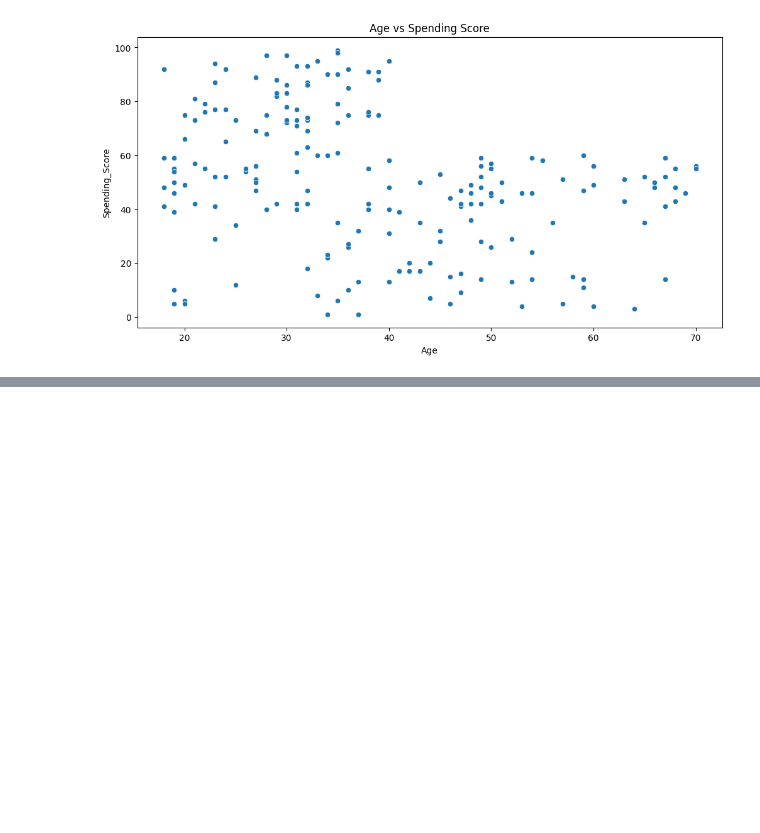
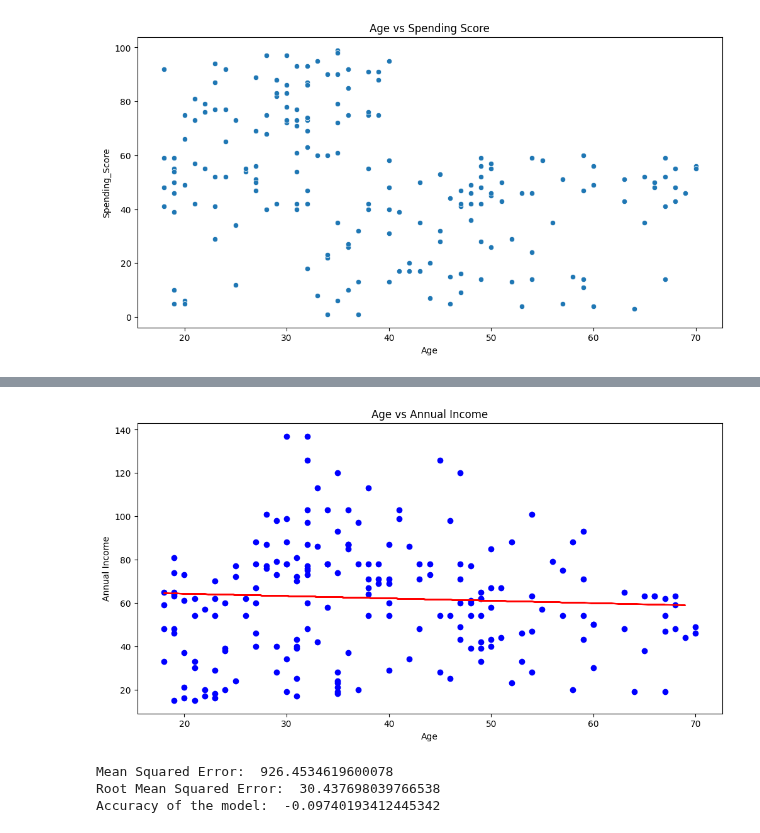
Before and after one commit to sabbir2609/edge_course, a Jupyter notebook: projects/mall_data.ipynb, the cells around one changed output, grey strips where cells are left out. Cells and saved outputs as stored; diff of their text form; code cells hidden in the pictures; blank space fills up the shorter version.

```diff
--- a/projects/mall_data.ipynb
+++ b/projects/mall_data.ipynb
@@ -64,0 +79,39 @@ plt.show()
+# %%
+# Splitting the data into independent and dependent variables
+X = df["Age"].values.reshape(-1, 1) # independent variable
+y = df["Annual_Income_(k$)"].values.reshape(-1, 1) # dependent variable
+
+# Splitting the data into training and testing data
+X_train, X_test, y_train, y_test = train_test_split(X, y, test_size=0.2, random_state=2)
+
+# Creating the Linear Regression model
+model = LinearRegression()
+model.fit(X_train, y_train)
+
+# Making predictions
+y_pred = model.predict(X_test)
+
+
+# Plotting the regression line
+plt.figure(figsize=(12, 6))
+plt.scatter(X, y, color="blue")
+plt.plot(X_test, y_pred, color="red")
+plt.title("Age vs Annual Income")
+plt.xlabel("Age")
+plt.ylabel("Annual Income")
+plt.show()
+# %% [output]
+[figure, added]
+# %%
+# Checking the mean squared error
+print("Mean Squared Error: ", mean_squared_error(y_test, y_pred))
+
+# RMSE
+print("Root Mean Squared Error: ", np.sqrt(mean_squared_error(y_test, y_pred)))
+
+# accuracy of the model
+print("Accuracy of the model: ", model.score(X_test, y_test))
+# %% [output]
+Mean Squared Error:  926.4534619600078
+Root Mean Squared Error:  30.437698039766538
+Accuracy of the model:  -0.09740193412445342
```
Also changed, not shown: parts of 8 cells of this notebook, 1 other file.
